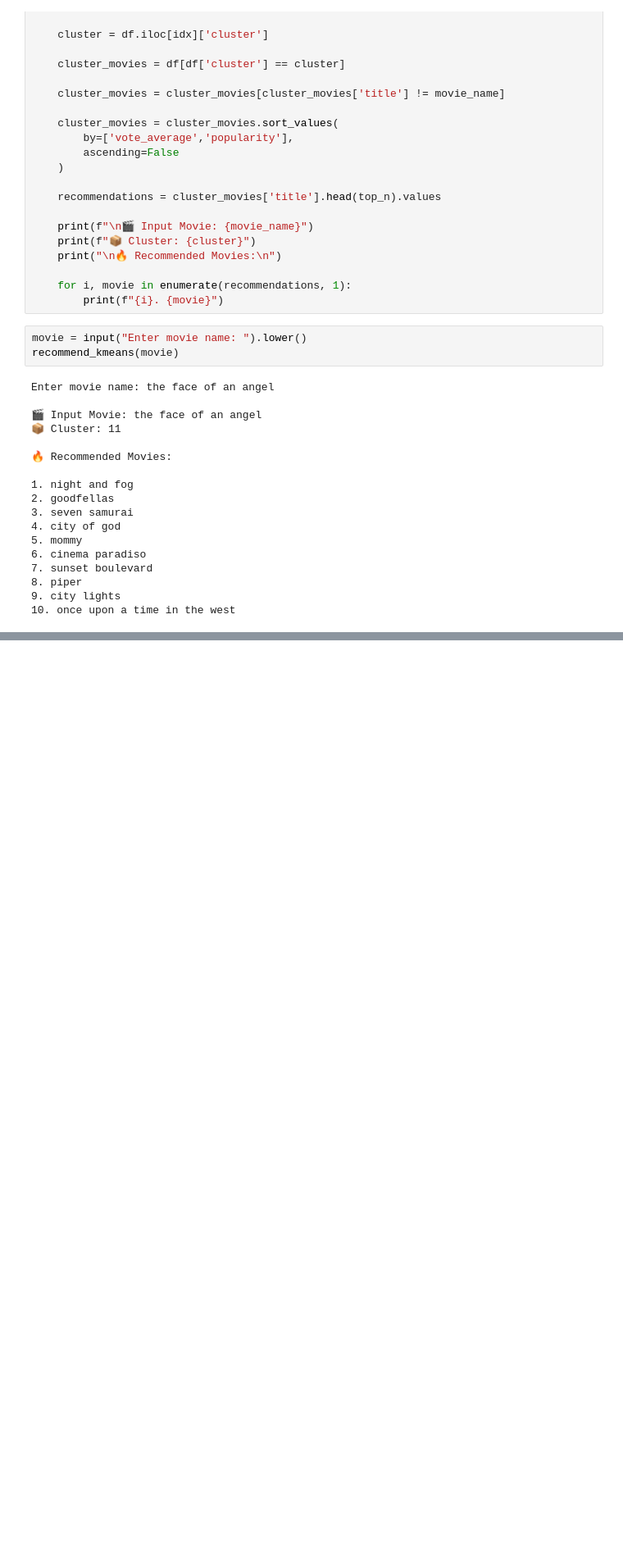
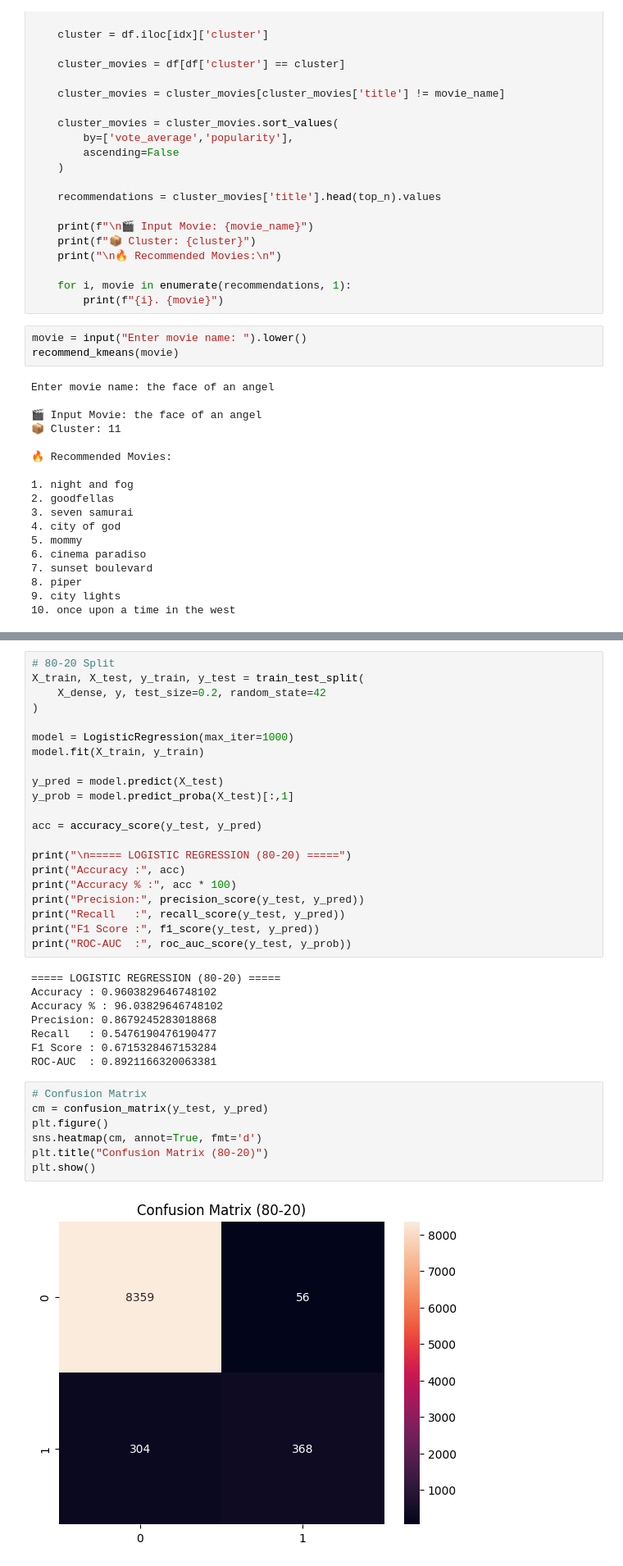
Before and after one commit to MehulShukla-git/Movie_Recommendation_System, a Jupyter notebook: DataPreprocessing.ipynb, the cells around one changed output, grey strips where cells are left out. Shown at 82% size. Cells and saved outputs as stored; diff of their text form; blank space fills up the shorter version.

```diff
--- a/DataPreprocessing.ipynb
+++ b/DataPreprocessing.ipynb
@@ -1259,0 +1405,38 @@ Enter movie name: the face of an angel
+# %%
+# 80-20 Split
+X_train, X_test, y_train, y_test = train_test_split(
+    X_dense, y, test_size=0.2, random_state=42
+)
+
+model = LogisticRegression(max_iter=1000)
+model.fit(X_train, y_train)
+
+y_pred = model.predict(X_test)
+y_prob = model.predict_proba(X_test)[:,1]
+
+acc = accuracy_score(y_test, y_pred)
+
+print("\n===== LOGISTIC REGRESSION (80-20) =====")
+print("Accuracy :", acc)
+print("Accuracy % :", acc * 100)
+print("Precision:", precision_score(y_test, y_pred))
+print("Recall   :", recall_score(y_test, y_pred))
+print("F1 Score :", f1_score(y_test, y_pred))
+print("ROC-AUC  :", roc_auc_score(y_test, y_prob))
+# %% [output]
+===== LOGISTIC REGRESSION (80-20) =====
+Accuracy : 0.9603829646748102
+Accuracy % : 96.03829646748102
+Precision: 0.8679245283018868
+Recall   : 0.5476190476190477
+F1 Score : 0.6715328467153284
+ROC-AUC  : 0.8921166320063381
+# %%
+# Confusion Matrix
+cm = confusion_matrix(y_test, y_pred)
+plt.figure()
+sns.heatmap(cm, annot=True, fmt='d')
+plt.title("Confusion Matrix (80-20)")
+plt.show()
+# %% [output]
+[figure, added]
```
Also changed, not shown: parts of 14 cells of this notebook.
